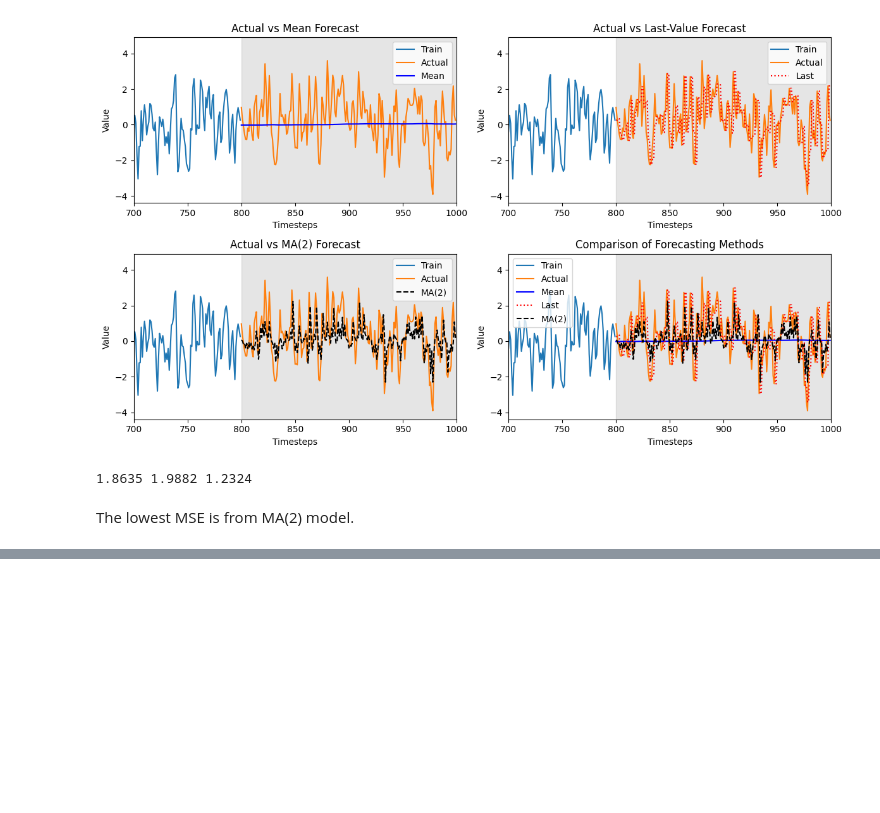
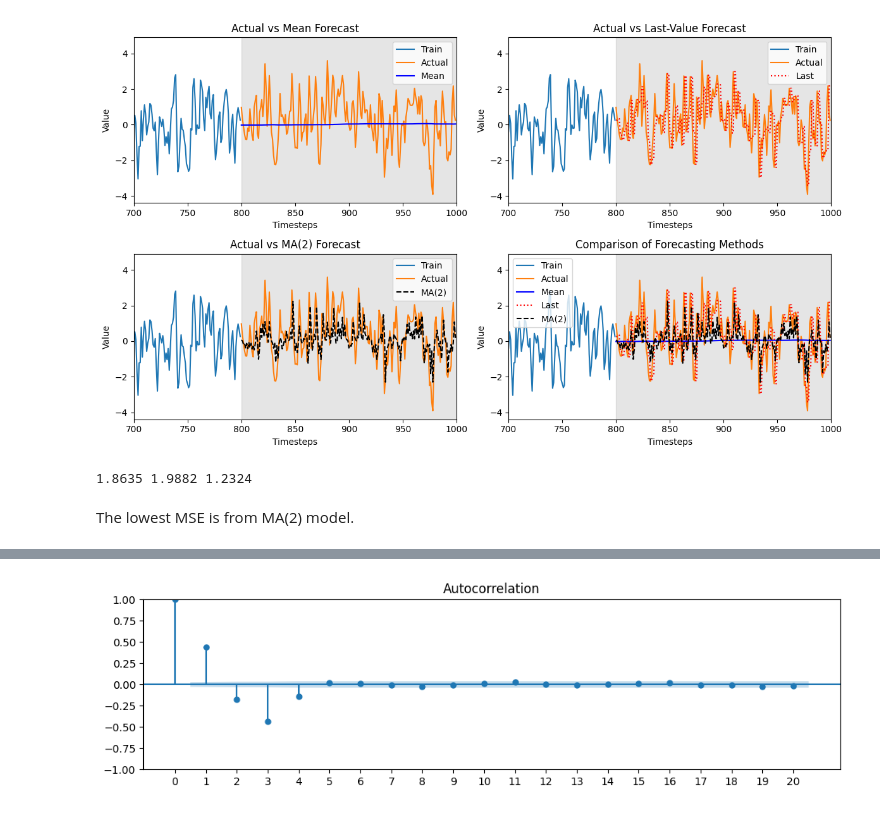
Before and after one commit to avirupc/time-series-learning, a Jupyter notebook: Chapters/2. Moving Average Process/2. Exercise.ipynb, the cells around one changed output, grey strips where cells are left out. Saved outputs shown, nothing was run; the diff lists cells and outputs as text; code cells hidden in the pictures; blank space fills up the shorter version.

```diff
--- a/Chapters/2. Moving Average Process/2. Exercise.ipynb
+++ b/Chapters/2. Moving Average Process/2. Exercise.ipynb
@@ -330,0 +368,13 @@ The lowest MSE is from MA(2) model.
+# %%
+# 4. Plot the ACF, and see if there are significant coefficients after lag 4.
+
+from statsmodels.graphics.tsaplots import plot_acf
+
+fig, ax = plt.subplots(figsize=(10, 3))
+
+plot_acf(MA4_process, lags=20, ax=ax)
+ax.set_xticks(range(0, 21))
+plt.tight_layout()
+plt.show()
+# %% [output]
+[figure, added]
```
Also changed, not shown: parts of 12 cells of this notebook.
